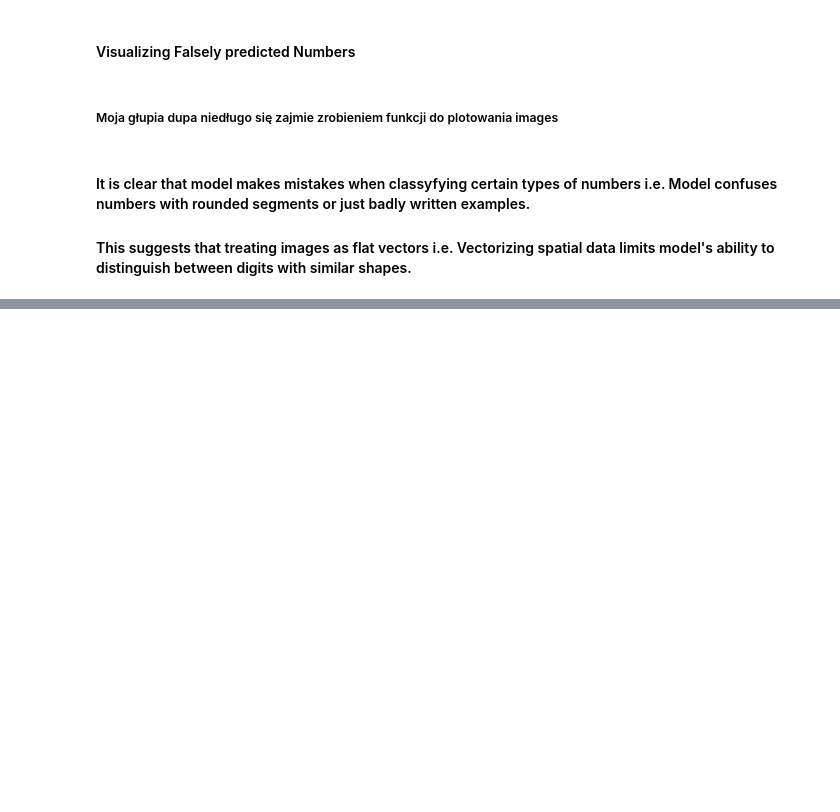
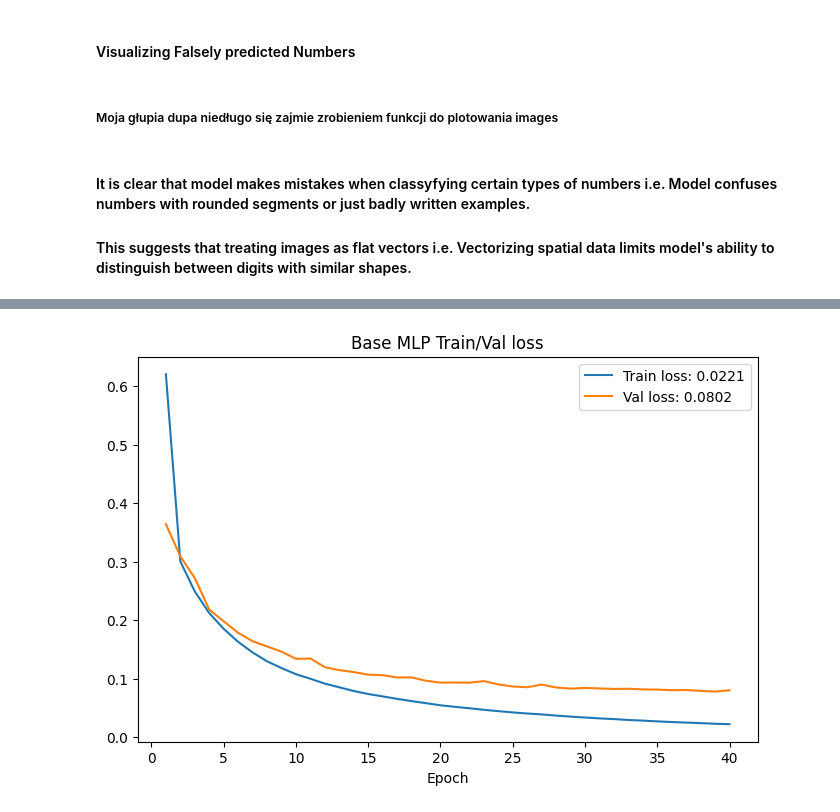
Before and after one commit to M4rselo/hypothesis_mnist_project, a Jupyter notebook: mnist_hypothesis_project.ipynb, the cells around one changed output, grey strips where cells are left out. Saved outputs shown, nothing was run; the diff lists cells and outputs as text; code cells hidden in the pictures; blank space fills up the shorter version.

```diff
--- a/mnist_hypothesis_project.ipynb
+++ b/mnist_hypothesis_project.ipynb
@@ -252,0 +315,7 @@ False labels in batch: 25
+# %%
+base_mlp = BaseMLP(num_outputs=10, num_hiddens=256, act_name='ReLU', lr=0.2)
+plotter = Plotter("Base MLP Train/Val loss")
+trainer = Trainer(40)
+trainer.fit(base_mlp, train_tensor, val_tensor, plotter)
+# %% [output]
+[figure, added]
```
Also changed, not shown: parts of 20 cells of this notebook.
